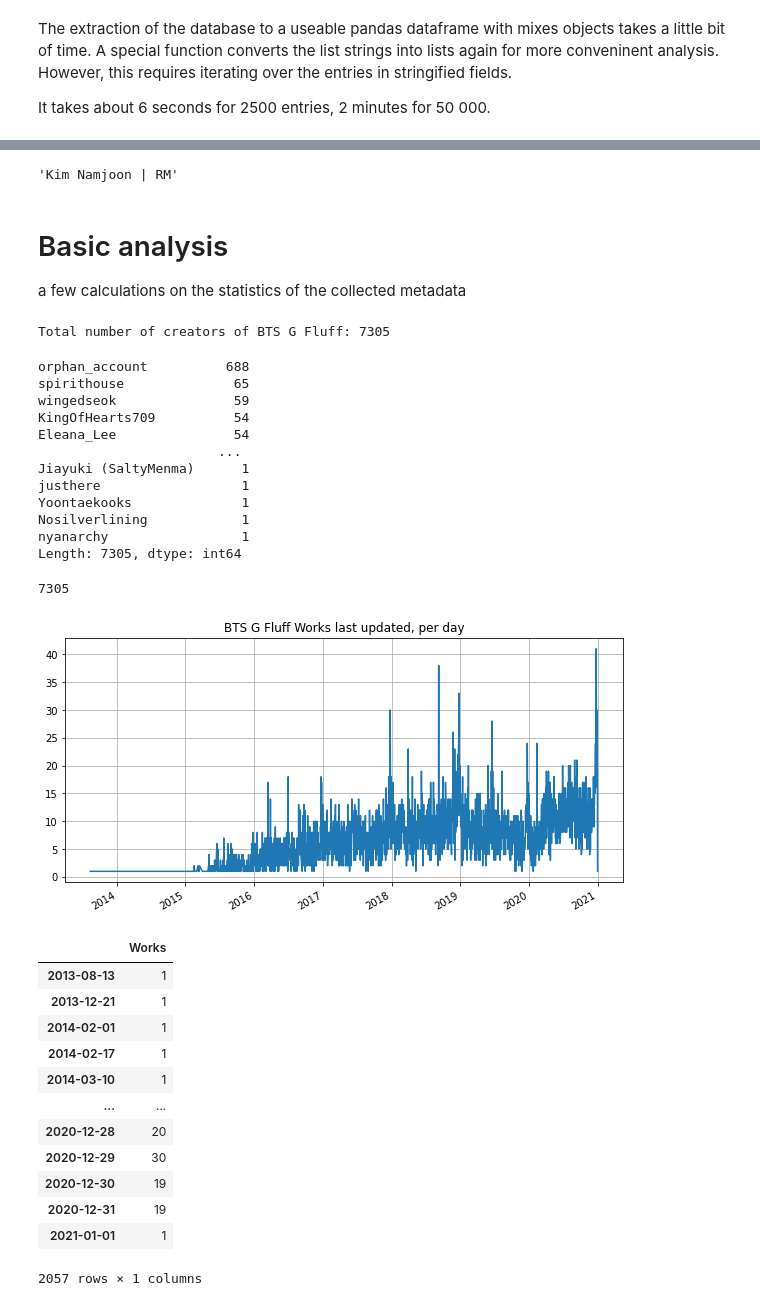
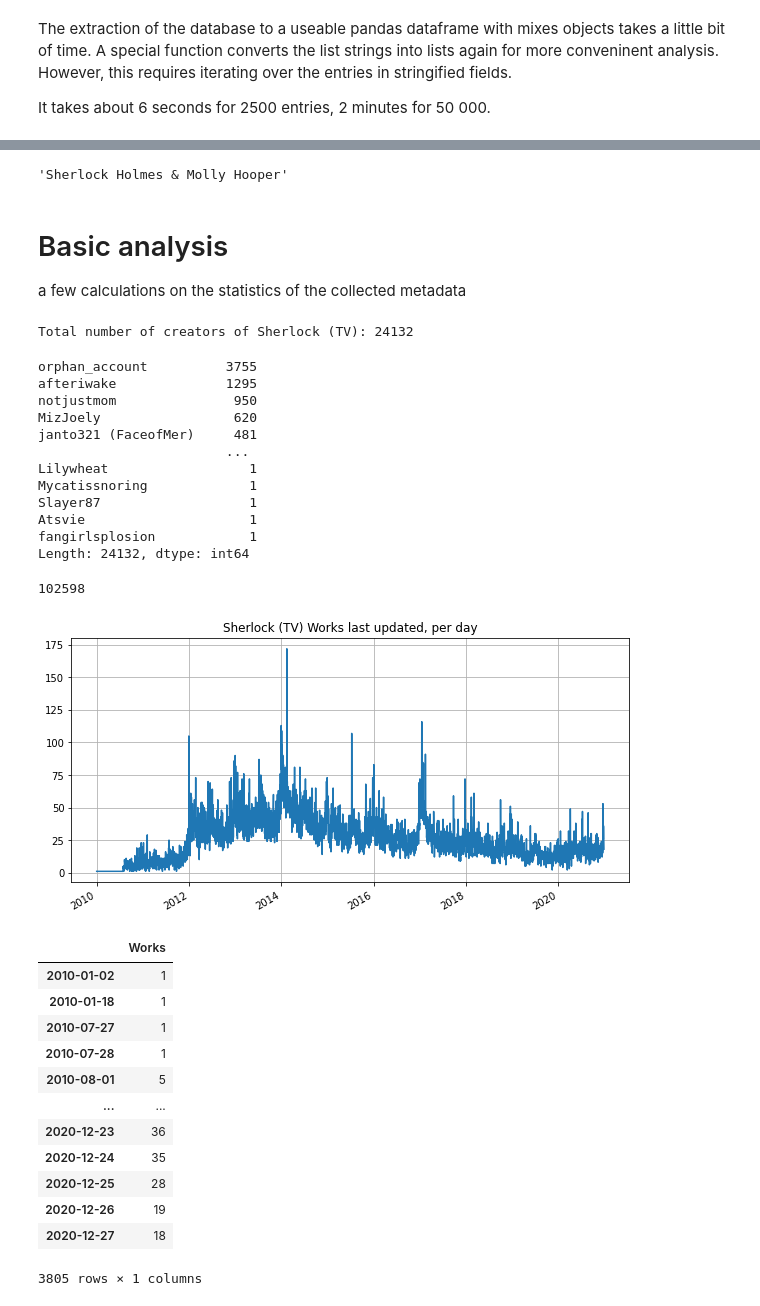
Before and after one commit to finn42/ao3mine, a Jupyter notebook: Analysis_Demo.ipynb, the cells around one changed output, grey strips where cells are left out. Cells and saved outputs as stored; diff of their text form; code cells hidden in the pictures.

```diff
--- a/Analysis_Demo.ipynb
+++ b/Analysis_Demo.ipynb
@@ -41,8 +46,8 @@ The extraction of the database to a useable pandas dataframe with mixes objects
 It takes about 6 seconds for 2500 entries, 2 minutes for 50 000.
 # %%
 os.chdir('/Users/finn/dev/Ao3mine/data')
-sqlName = 'BTS_G_Fluff_2021-01-01_ao3DB.db'
-#sqlName = 'Sherlock_TV_2020-12-27_ao3DB.db'
+#sqlName = 'BTS_G_Fluff_2021-01-01_ao3DB.db'
+sqlName = 'Sherlock_TV_2020-12-27_ao3DB.db'
 
 tic = time.time()
 df_DB = ao3.ao3_sql_2_db(sqlName)
@@ -54,5 +59,6 @@ print(len(df_DB))
 # %%
-DB_name = 'BTS G Fluff'
+# DB_name = 'BTS G Fluff'
+DB_name = 'Sherlock (TV)'
 df_DB
 # %% [output]
 |  | Bookmarks | Category | Chapters | Character_tags | Collection | Comments | Complete | Creator | Date | ... |
@@ -71,7 +77,7 @@ df_DB
 # %%
 df_DB.loc[0,'Tags'][1] # test the listification of tags
 # %% [output]
-'Kim Namjoon | RM'
+'Sherlock Holmes & Molly Hooper'
 # %% [markdown]
 # Basic analysis
 a few calculations on the statistics of the collected metadata
@@ -82,53 +88,54 @@ Cs = pd.Series(data=flatCreatorList).value_counts()
 print('Total number of creators of ' + DB_name + ': ' + str(len(Cs)))
 Cs
 # %% [output]
-Total number of creators of BTS G Fluff: 7305
+Total number of creators of Sherlock (TV): 24132
-orphan_account          688
-spirithouse              65
-wingedseok               59
-KingOfHearts709          54
-Eleana_Lee               54
-                       ...
-Jiayuki (SaltyMenma)      1
-justhere                  1
-Yoontaekooks              1
-Nosilverlining            1
-nyanarchy                 1
-Length: 7305, dtype: int64
+orphan_account          3755
+afteriwake              1295
+notjustmom               950
+MizJoely                 620
+janto321 (FaceofMer)     481
+                        ...
+Lilywheat                  1
+Mycatissnoring             1
+Slayer87                   1
+Atsvie                     1
+fangirlsplosion            1
+Length: 24132, dtype: int64
-# %%
-len(pd.Series(data=flatCreatorList).unique())
-# %% [output]
-7305
+# %%
+# consider only complete works to reduce WIP effects
+df_set = df_DB.loc[df_DB['Complete']=='Complete Work']
+#df_set = df_set.loc[df_set['Date']> months[0]]
+len(df_set)
+# %% [output]
+102598
 # %%
 # works per day
-C_dates = df_DB['Date'].value_counts().sort_index()
+C_dates = df_set['Date'].value_counts().sort_index()
 
 df_dated = pd.DataFrame(index = C_dates.index)
 df_dated['Works'] = C_dates.values
 
 fig = plt.figure(figsize=(10,5))
 df_dated['Works'].plot()
 plt.title(DB_name + ' Works last updated, per day')
 plt.grid()
 
 plt.savefig(DB_name + '_daily_Works_AO3.png')
-
-
 plt.show()
 
 df_dated
 # %% [output]
-[figure, old version]
+[figure, new version]
 |  | Works |
-| 2013-08-13 | 1 |
-| 2013-12-21 | 1 |
-| 2014-02-01 | 1 |
-| 2014-02-17 | 1 |
-| 2014-03-10 | 1 |
+| 2010-01-02 | 1 |
+| 2010-01-18 | 1 |
+| 2010-07-27 | 1 |
+| 2010-07-28 | 1 |
+| 2010-08-01 | 5 |
 | ... | ... |
-| 2020-12-28 | 20 |
-| 2020-12-29 | 30 |
-| 2020-12-30 | 19 |
-| 2020-12-31 | 19 |
-| 2021-01-01 | 1 |
+| 2020-12-23 | 36 |
+| 2020-12-24 | 35 |
+| 2020-12-25 | 28 |
+| 2020-12-26 | 19 |
+| 2020-12-27 | 18 |
-2057 rows × 1 columns
+3805 rows × 1 columns
```
Also changed, not shown: parts of 27 cells of this notebook, 1 other file.
